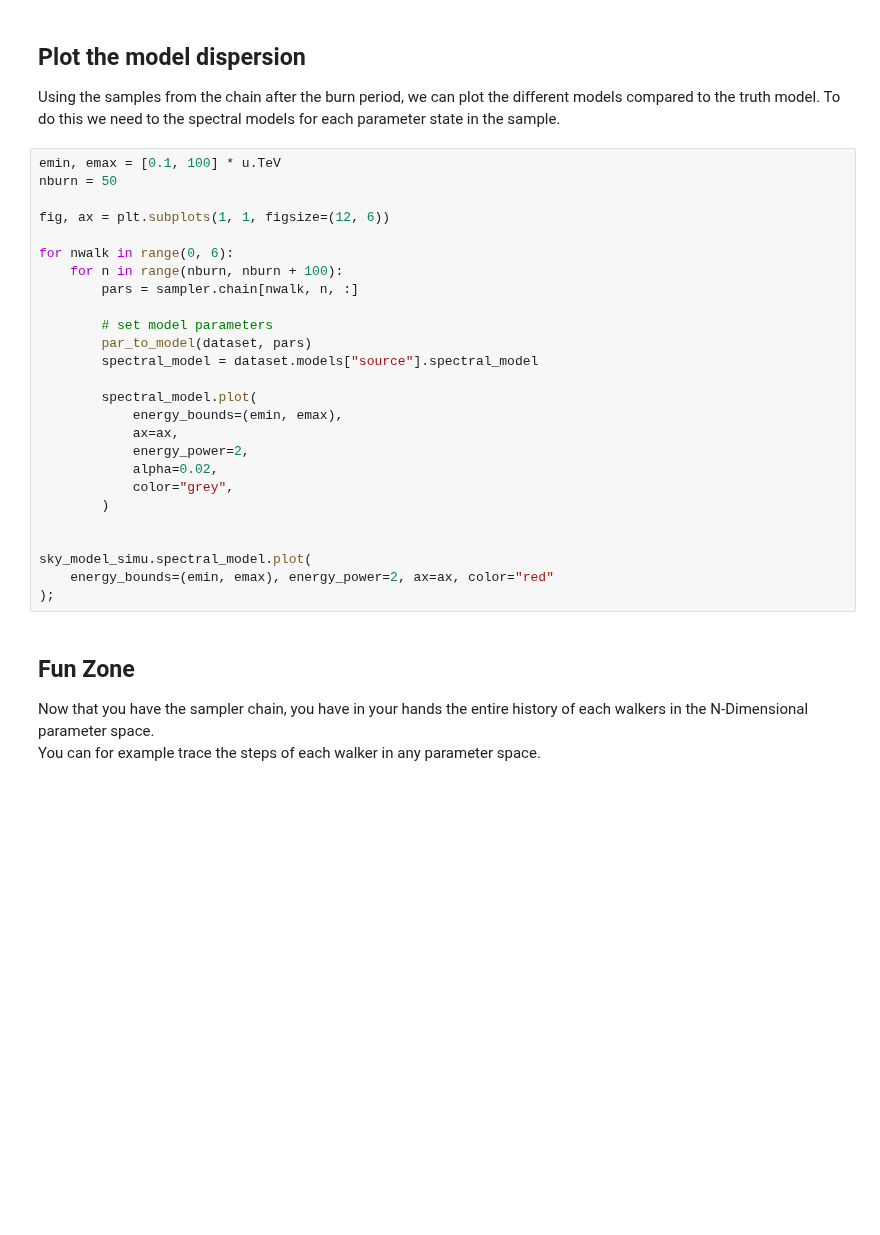
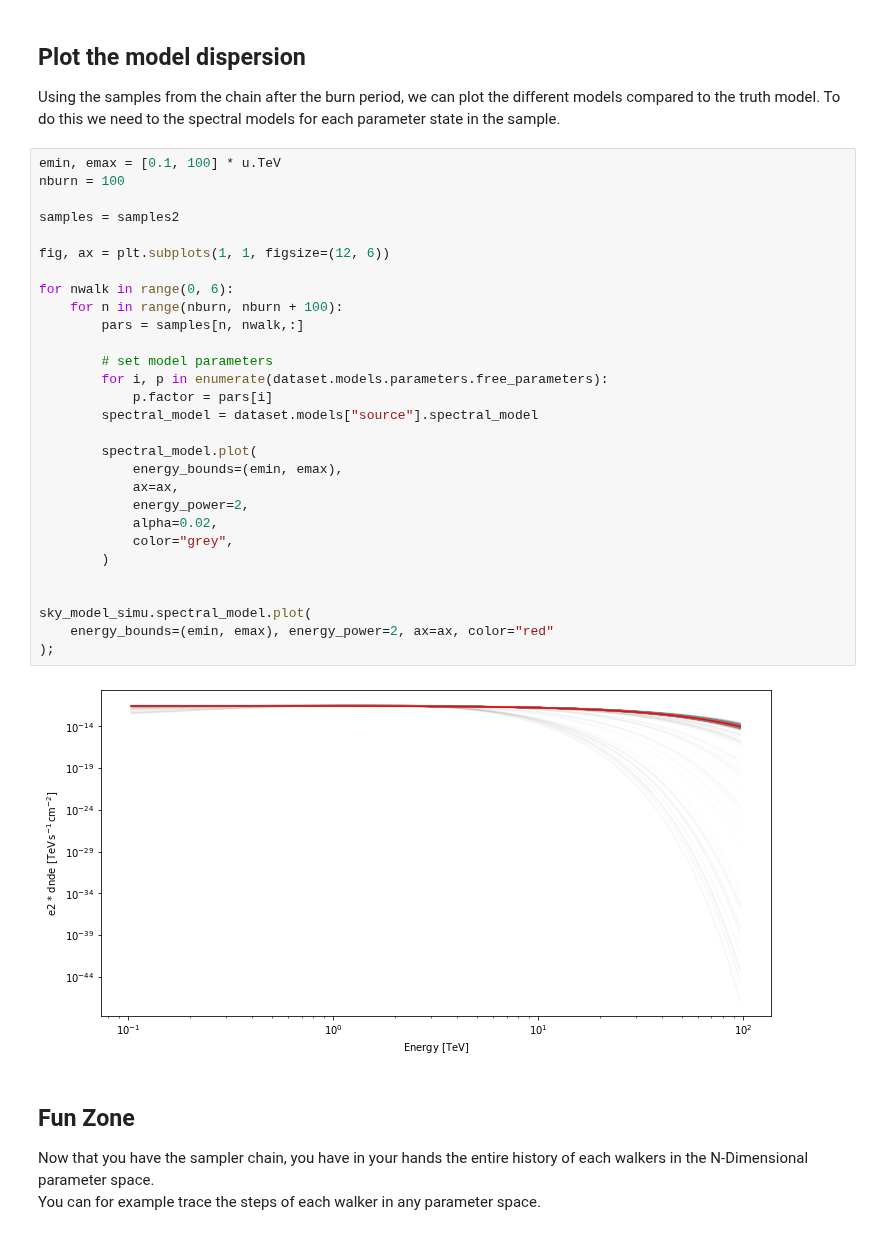
Before and after one commit to gammapy/gammapy-recipes, a Jupyter notebook: recipes/mcmc-sampling-emcee/mcmc_sampling.ipynb, the cells around one changed output. Saved outputs shown, nothing was run; the diff lists cells and outputs as text; blank space fills up the shorter version.

```diff
--- a/recipes/mcmc-sampling-emcee/mcmc_sampling.ipynb
+++ b/recipes/mcmc-sampling-emcee/mcmc_sampling.ipynb
@@ -205,30 +355,35 @@ plot_corner(sampler, dataset, nburn=50)
 Using the samples from the chain after the burn period, we can plot the different models compared to the truth model. To do this we need to the spectral models for each parameter state in the sample.
 # %%
 emin, emax = [0.1, 100] * u.TeV
-nburn = 50
+nburn = 100
+
+samples = samples2
 
 fig, ax = plt.subplots(1, 1, figsize=(12, 6))
 
 for nwalk in range(0, 6):
     for n in range(nburn, nburn + 100):
-        pars = sampler.chain[nwalk, n, :]
+        pars = samples[n, nwalk,:]
 
         # set model parameters
-        par_to_model(dataset, pars)
+        for i, p in enumerate(dataset.models.parameters.free_parameters):
+            p.factor = pars[i]
         spectral_model = dataset.models["source"].spectral_model
 
         spectral_model.plot(
             energy_bounds=(emin, emax),
             ax=ax,
             energy_power=2,
             alpha=0.02,
             color="grey",
         )
 
 
 sky_model_simu.spectral_model.plot(
     energy_bounds=(emin, emax), energy_power=2, ax=ax, color="red"
 );
+# %% [output]
+[figure, added]
 # %% [markdown]
 ## Fun Zone
 
```
Also changed, not shown: parts of 19 cells of this notebook, 2 other files.
